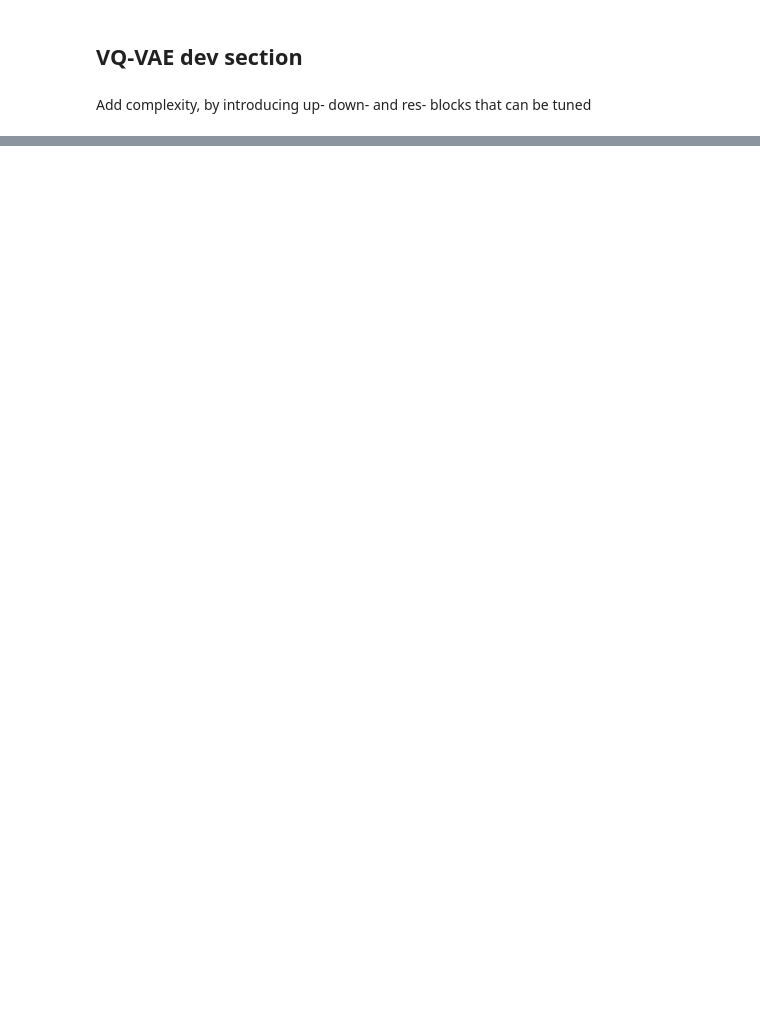
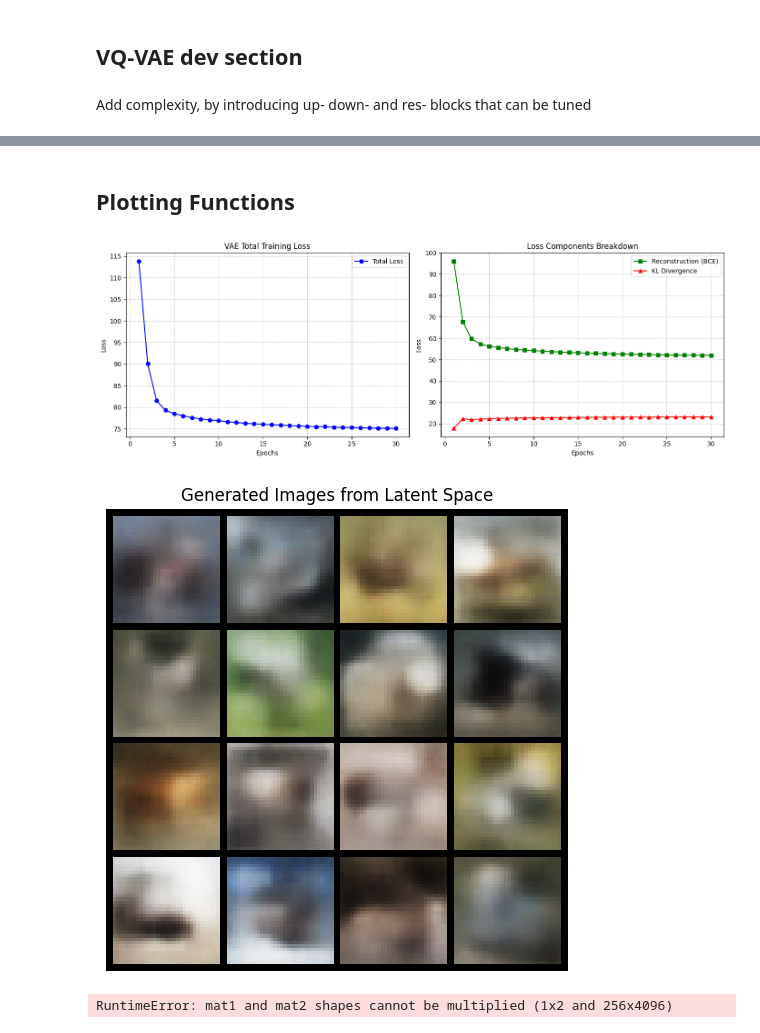
Before and after one commit to ArnarDJ/MLBAssignment2, a Jupyter notebook: MLBAssignment2.ipynb, the cells around one changed output, grey strips where cells are left out. Saved outputs shown, nothing was run; the diff lists cells and outputs as text; code cells hidden in the pictures; blank space fills up the shorter version.

Commit message:
added VAE code (not all plot functions work as of yet, to be cleaned up)

```diff
--- a/MLBAssignment2.ipynb
+++ b/MLBAssignment2.ipynb
@@ -149,0 +492,26 @@ VQ.show_vqvae_curves(history, vq_nepoch)
+# %%
+# cifar10 VAE Training
+# 2. Instantiate the VAE model and send it to your device (CPU/GPU)
+vae_net_cifar = ConvVAE(
+    in_channels=cifar10_in_channels,   # 3
+    input_size=cifar10_input_size,     # (32, 32)
+    latent_dim=256                     # CIFAR needs a richer latent space
+).to(device)
+# 3. Set up the optimizer
+# Adam with a learning rate of 1e-3 is the standard starting point for VAEs
+vae_cifar_optimizer = optim.Adam(vae_net_cifar.parameters(), lr=1e-3)
+# 4. Set your test epochs
+test_epochs = 30
+# vae_epochs = dev_EPOCHS
+# 5. Run the training loop!
+print(f"Starting VAE training for {test_epochs} epochs...")
+cifar_history_amp = train_vae(
+    model=vae_net_cifar,
+    train_loader=cifar10_train,
+    epochs=test_epochs,
+    optimizer=vae_cifar_optimizer,
+    device=device,
+    dataset_name="cifar10",
+    use_mixed_precision=False   # Enables modern AMP (FP16/FP32)
+)
+print("Test training complete!")
@@ -149,0 +536,2 @@ VQ.show_vqvae_curves(history, vq_nepoch)
+# %% [markdown]
+## Plotting Functions
@@ -149,0 +679,15 @@ VQ.show_vqvae_curves(history, vq_nepoch)
+# %%
+# Visualize the loss curves
+plot_vae_history(cifar_history_amp)
+
+# Generate 16 new CIFAR-10-like images
+generate_vae_images(model=vae_net_cifar, num_images=16, device=device)
+
+# Visualize the 2D latent space directly
+# plot_2d_latent_space(model=vae_net, test_loader=mnist_test, device=device)
+
+plot_latent_space(vae_net_cifar)
+# %% [output]
+[figure, added]
+[figure, added]
+RuntimeError: mat1 and mat2 shapes cannot be multiplied (1x2 and 256x4096)
```
Also changed, not shown: parts of 16 cells of this notebook, 15 other files.
